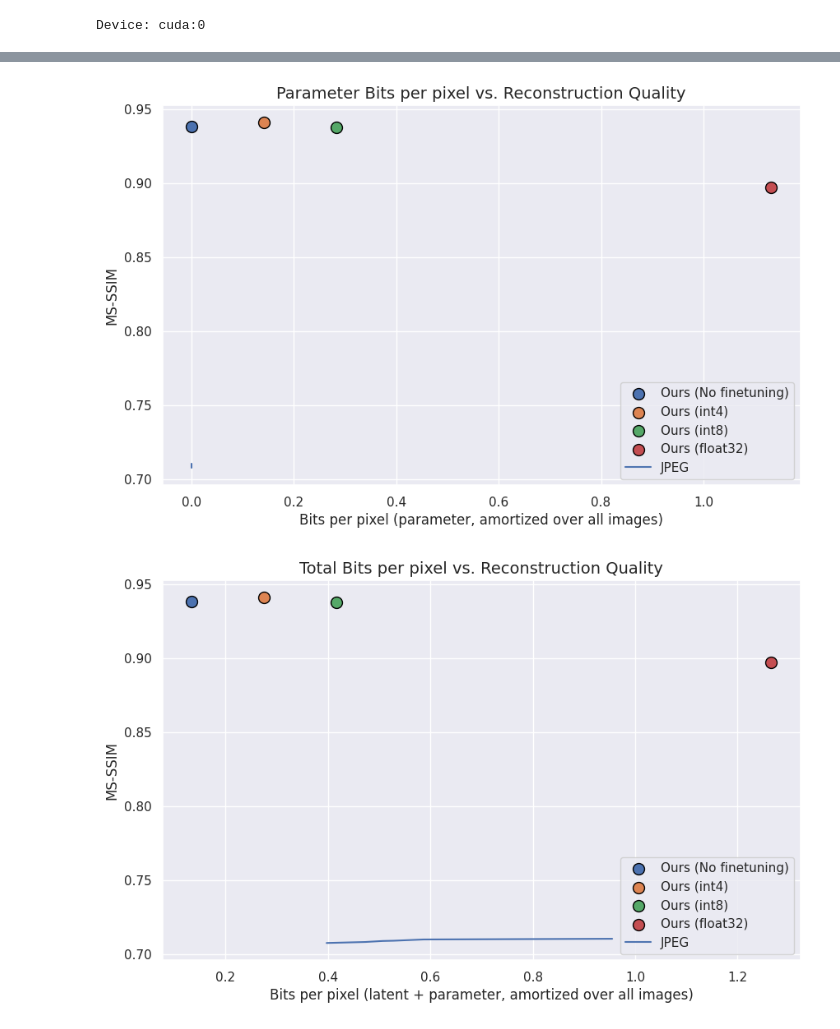
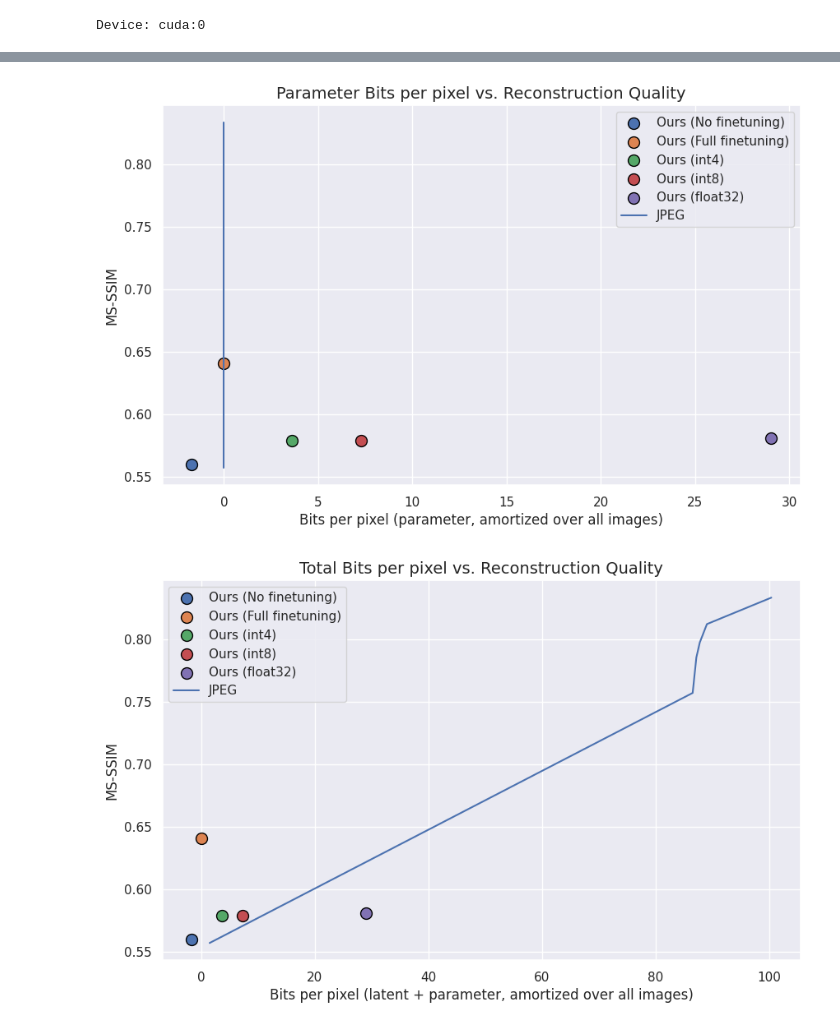
Before and after one commit to timmh/aecompression, a Jupyter notebook: lora.ipynb, the cells around one changed output, grey strips where cells are left out. Saved outputs shown, nothing was run; the diff lists cells and outputs as text; code cells hidden in the pictures.

Commit message:
smaller latent and no general image pretraining

```diff
--- a/lora.ipynb
+++ b/lora.ipynb
@@ -31,7 +31,7 @@ Device: cuda:0
 device = torch.device("cuda:0") if torch.cuda.is_available() else torch.device("cpu")
 print("Device:", device)
 
-CHECKPOINT_PATH = "best_checkpoints_hyperprior/"
+CHECKPOINT_PATH = "best_checkpoints/"
 # HEIGHT = 96
 # WIDTH = 160
 HEIGHT = 96 * 2
@@ -90,15 +90,15 @@ def get_lora_model(
     if model_type == 'vanilla':
         pretrained_filename = sorted(glob.glob(os.path.join(CHECKPOINT_PATH, f"{latent_dim}-*.ckpt")))[0]
         if os.path.isfile(pretrained_filename):
-            print(f"Found pretrained model for latent dim {latent_dim}, loading...")
+            print(f"Found pretrained model '{pretrained_filename}' for latent dim {latent_dim}, loading...")
             _model = Autoencoder.load_from_checkpoint(pretrained_filename)
             model  = Autoencoder.load_from_checkpoint(pretrained_filename)
         else:
             raise Exception
     elif model_type == 'hyperprior':
-        pretrained_filename = sorted(glob.glob(os.path.join(CHECKPOINT_PATH, f"bmshj2018_hyperprior-*.ckpt")))[0]
+        pretrained_filename = sorted(glob.glob(os.path.join(CHECKPOINT_PATH, f"{latent_dim}-*.ckpt")))[0]
         if os.path.isfile(pretrained_filename):
-            print(f"Found pretrained model, loading...")
+            print(f"Found pretrained model '{pretrained_filename}' for latent dim {latent_dim}, loading...")
             model  = CompressaiWrapper.load_from_checkpoint(pretrained_filename)
             _model = CompressaiWrapper.load_from_checkpoint(pretrained_filename)
         else:
@@ -180,7 +180,8 @@ def get_lora_model(
 def compute_bits_per_pixel(model, latent_dim, lora_precision, width, height):
     param_size = 0
     for name, param in model.named_parameters():
-        if "delta" in name:
+        # if "delta" in name:
+        if param.requires_grad:
             param_size += param.nelement() * (lora_precision / 8)
 
     # assume we don't have to transmit these if they are fixed -- this would be alpha, rank hyperparams
@@ -195,12 +196,16 @@ def compute_bits_per_pixel(model, latent_dim, lora_precision, width, height):
     return param_bpp, latent_bpp
 # %%
 our_test_set_ids = [292, 181, 430, 20, 4]
-latent_dim = 256
+# our_test_set_ids = [4]
+latent_dim = 8
+max_epochs = 10
+max_epochs = 1
 
 results = []
 
-for lora_precision in [0, 4, 8, 32]:
-    finetune = lora_precision is not None
+for lora_precision in [-1, 0, 4, 8, 32]:
+    finetune = lora_precision != -1
+    finetune_lora = lora_precision > 0
 
     for loc_id in our_test_set_ids:
         test_set = IWildCamDataset(Path(DATASET_ROOT), split="test")
@@ -210,7 +215,7 @@ for lora_precision in [0, 4, 8, 32]:
         test_set.data['images'] = [i for i in test_set.data['images'] if i['location'] == loc_id]
         test_loader = torch.utils.data.DataLoader(test_set, batch_size=256, shuffle=False, drop_last=False, num_workers=16 if not DO_CACHING else 0)
 
-        model = get_lora_model(latent_dim, lora_precision, finetune=finetune)
+        model = get_lora_model(latent_dim, lora_precision, finetune=finetune_lora)
         # print(model)
         # for n, p in model.named_parameters():
         #     print(f"{n}: {p.requires_grad}")
@@ -228,10 +233,11 @@ for lora_precision in [0, 4, 8, 32]:
             accelerator="gpu" if str(device).startswith("cuda") else "cpu",
             precision=PRECISION,
             devices=1,
-            max_epochs=1,
+            max_epochs=max_epochs,
             callbacks=[
                 ModelCheckpoint(save_weights_only=True),
-                LearningRateMonitor("epoch")
+                LearningRateMonitor("epoch"),
+                EarlyStopping(monitor="val_loss", mode="min", patience=0),
             ]
         )
 
@@ -404,14 +421,11 @@ pd.DataFrame(jpeg_results).to_csv("cache/jpeg_results.csv")
 # Step 6: Visualize the results
 # Bar chart of reconstruction error by location
 
-lora_precision_labels = dict({ 32: "float32", 8: "int8", 4: "int4", 0: "No finetuning" })
+lora_precision_labels = dict({ 32: "float32", 8: "int8", 4: "int4", 0: "Full finetuning", -1: "No finetuning" })
 
 results_df = pd.DataFrame(results)
 results_df["lora_precision"] = results_df["lora_precision"].fillna(-1)
 
-jpeg_df = pd.DataFrame(jpeg_results)
-
-# has_mssim = np.isfinite(results_df["test_ms_ssim"]).any() and np.isfinite(jpeg_df["ms_ssim"]).any()
 has_mssim = True
 
 # Bar chart
@@ -440,7 +454,7 @@ plt.show()
 plt.figure(figsize=(10, 6))
 for lora_precision in results_df["lora_precision"].unique():
     plt.scatter(results_df[results_df["lora_precision"] == lora_precision]["latent_bpp"].mean(), results_df[results_df["lora_precision"] == lora_precision]["test_ms_ssim" if has_mssim else "test_ssim"].mean(), edgecolor='black', s=100, label=f"Ours ({lora_precision_labels[lora_precision]})")
-jpeg_df_agg = jpeg_df.groupby("quality").mean()
+jpeg_df_agg = jpeg_df.groupby("quality").mean(numeric_only=True)
 plt.plot(jpeg_df_agg["bpp"], jpeg_df_agg["ms_ssim" if has_mssim else "ssim"], label="JPEG")
 plt.xlabel("Bits per pixel (latent)", fontsize=12)
 plt.ylabel("MS-SSIM" if has_mssim else "SSIM", fontsize=12)
@@ -479,2 +493,2 @@ plt.show()
-[figure, old version]
+[figure, new version]
-[figure, old version]
+[figure, new version]
```
Also changed, not shown: parts of 5 cells of this notebook, 1 other file.
